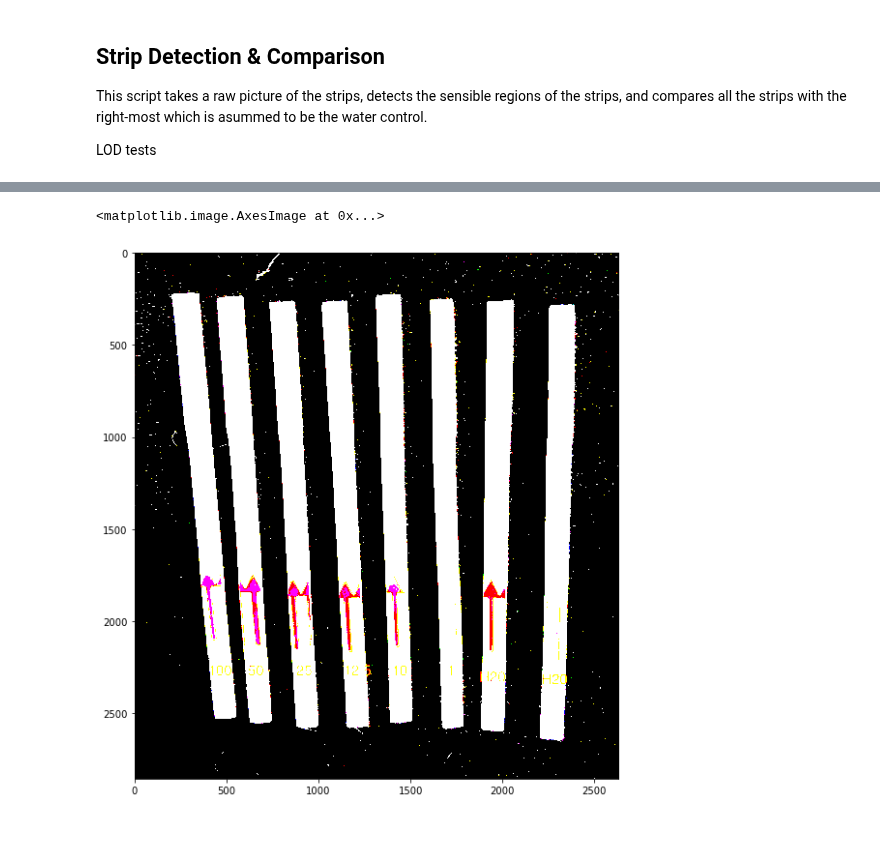
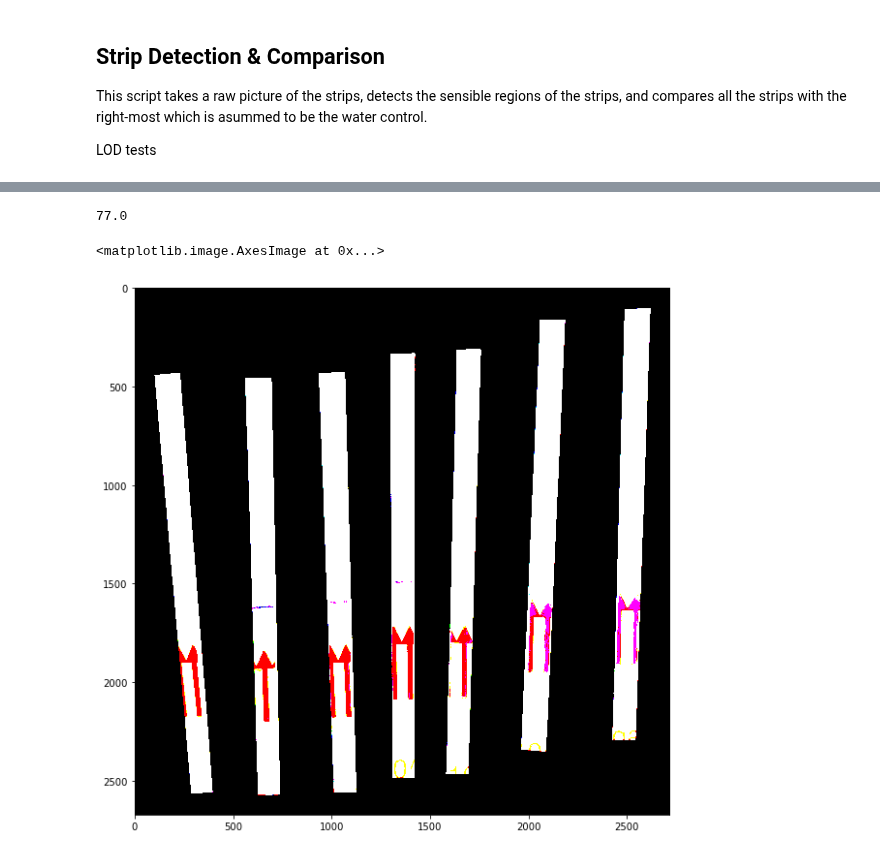
Before and after one commit to broadinstitute/HandLens-1.0.0, a Jupyter notebook: notebooks/Strip Detection and Analysis.ipynb, the cells around one changed output, grey strips where cells are left out. Saved outputs shown, nothing was run; the diff lists cells and outputs as text; code cells hidden in the pictures.

```diff
--- a/notebooks/Strip Detection and Analysis.ipynb
+++ b/notebooks/Strip Detection and Analysis.ipynb
@@ -13,7 +13,7 @@ This script takes a raw picture of the strips, detects the sensible regions of t
 
 LOD tests
 # %%
-image_files = ['dilution1',
+image_files = ['dilution3',
                'SL-IV-1',
                'N-II_lod_june20',
                'NG_LOD',
@@ -21,9 +21,8 @@ image_files = ['dilution1',
                'N2_LOD_for_app_1_June202019',
                'N2_LOD_for_app_2_June202019',
                'EBOV-G2-LOD-dark']
-image_name = image_files[6]
+image_name = image_files[0]
 filename = 'images/' + image_name + '.jpg'
-# filename = r'C:\Users\Sameed\Downloads\bd71f7d4f0683e8268517312dcfa731d.jpg'
 image = cv2.imread(filename)
 image = cv2.GaussianBlur(image, (21,21), 1)
 
@@ -326,12 +303,17 @@ plt.imshow(cv2.cvtColor(tmp, cv2.COLOR_BGR2RGB))
+# %%
+print(minStripThreshold)
+# %% [output]
+77.0
 # %%
 # Processing Step 3: binary thresholding of the entire image to extract the top part of the strips
-ret, thresh = cv2.threshold(image, minStripThreshold, 255, cv2.THRESH_BINARY)
+ret, thresh = cv2.threshold(image, 50, 255, cv2.THRESH_BINARY)
+thresh = cv2.medianBlur(thresh, thresh.shape[0]//150%2*2 + 1)
 
 fig, ax = plt.subplots(figsize=(10, 10))
 plt.imshow(cv2.cvtColor(thresh, cv2.COLOR_BGR2RGB))
 # %% [output]
 <matplotlib.image.AxesImage at 0x...>
-[figure, old version]
+[figure, new version]
 # %%
 # Processing Step 4: detect boundary boxes for the top of the strips
 
```
Also changed, not shown: parts of 13 cells of this notebook, 9 other files.
